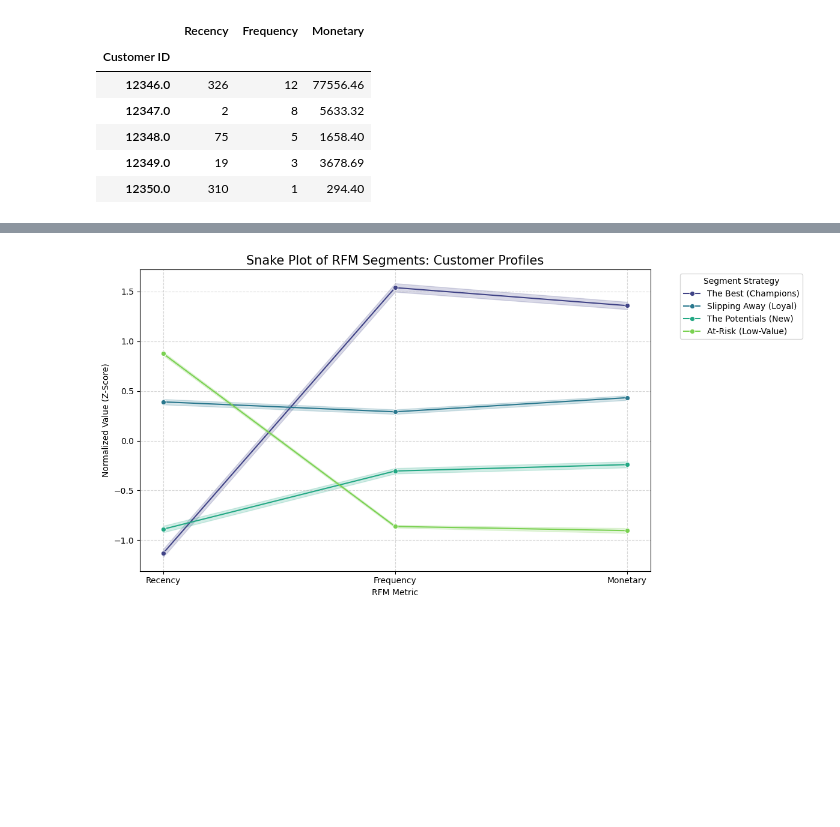
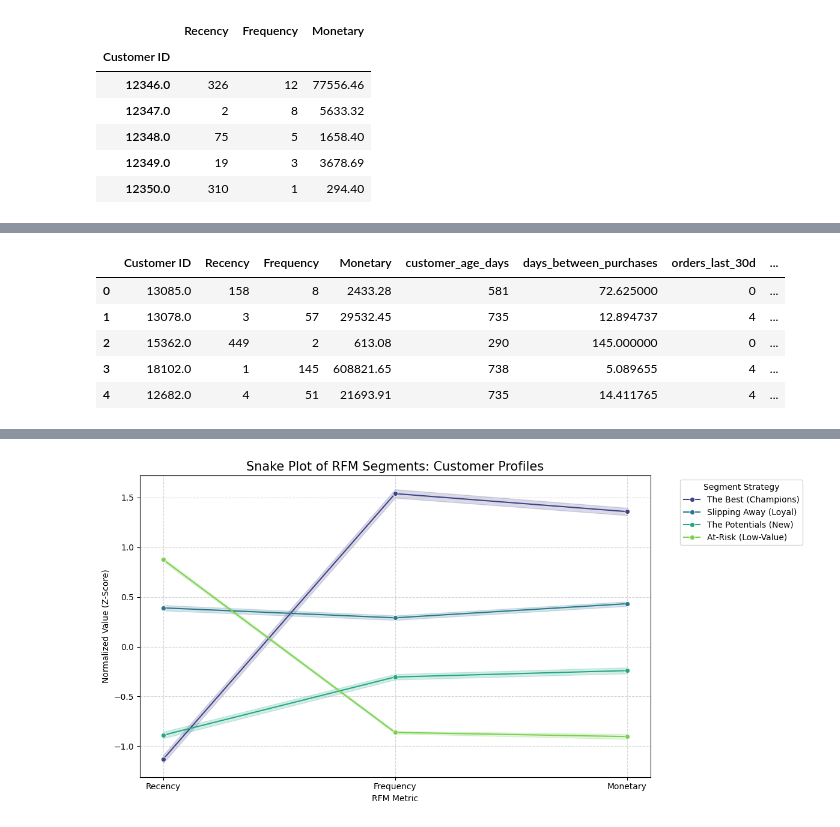
Before and after one commit to rishabhsingh7822/customer-retention-pro, a Jupyter notebook: notebooks/01_churn_analysis.ipynb, the cells around one changed output, grey strips where cells are left out. Drawn from its saved outputs; the diff is of its cells as text; code cells hidden in the pictures; blank space fills up the shorter version.

```diff
--- a/notebooks/01_churn_analysis.ipynb
+++ b/notebooks/01_churn_analysis.ipynb
@@ -87,3 +87,88 @@ Customer Count: 5862
 | 12348.0 | 75 | 5 | 1658.40 |
 | 12349.0 | 19 | 3 | 3678.69 |
 | 12350.0 | 310 | 1 | 294.40 |
+# %%
+# ============================================
+# ADVANCED FEATURE ENGINEERING
+# ============================================
+print("Starting Advanced Feature Engineering...")
+
+# Step 1: Add time-based columns to main df
+print("1/4: Calculating temporal patterns...")
+df['hour'] = df['InvoiceDate'].dt.hour
+df['day_of_week'] = df['InvoiceDate'].dt.dayofweek
+df['is_weekend'] = (df['day_of_week'] >= 5).astype(int)
+
+# Step 2: Calculate features PER CUSTOMER
+print("2/4: Engineering behavioral features...")
+
+# Get snapshot date
+snapshot_date = df['InvoiceDate'].max() + pd.DateOffset(days=1)
+
+# Create feature dictionary for each customer
+customer_features_list = []
+
+for customer_id in df['Customer ID'].unique():
+    customer_data = df[df['Customer ID'] == customer_id].copy()
+
+    # Sort by date
+    customer_data = customer_data.sort_values('InvoiceDate')
+
+    # Calculate all features
+    features = {
+        'Customer ID': customer_id,
+
+        # RFM
+        'Recency': (snapshot_date - customer_data['InvoiceDate'].max()).days,
+        'Frequency': customer_data['Invoice'].nunique(),
+        'Monetary': customer_data['TotalSales'].sum(),
+
+        # Time-based
+        'customer_age_days': (customer_data['InvoiceDate'].max() - customer_data['InvoiceDate'].min()).days,
+        'days_between_purchases': (customer_data['InvoiceDate'].max() - customer_data['InvoiceDate'].min()).days / customer_data['Invoice'].nunique() if customer_data['Invoice'].nunique() > 1 else 0,
+
+        # Recent activity
+        'orders_last_30d': customer_data[customer_data['InvoiceDate'] > (snapshot_date - pd.Timedelta(days=30))]['Invoice'].nunique(),
+        'orders_last_90d': customer_data[customer_data['InvoiceDate'] > (snapshot_date - pd.Timedelta(days=90))]['Invoice'].nunique(),
+
+        # Order values
+        'avg_order_value': customer_data.groupby('Invoice')['TotalSales'].sum().mean(),
+        'max_order_value': customer_data.groupby('Invoice')['TotalSales'].sum().max(),
+        'min_order_value': customer_data.groupby('Invoice')['TotalSales'].sum().min(),
+        'std_order_value': customer_data.groupby('Invoice')['TotalSales'].sum().std(),
+
+        # Product diversity
+        'product_diversity': customer_data['StockCode'].nunique(),
+        'repeat_purchase_rate': 1 - (customer_data['StockCode'].nunique() / len(customer_data)),
+
+        # Basket metrics
+        'avg_basket_size': customer_data.groupby('Invoice')['Quantity'].sum().mean(),
+        'total_items_bought': customer_data['Quantity'].sum(),
+
+        # Shopping patterns
+        'is_weekend': customer_data['is_weekend'].mean(),
+        'hour': customer_data['hour'].mode()[0] if len(customer_data['hour'].mode()) > 0 else 12,
+
+        # Spending trend
+        'spending_increasing': 1 if len(customer_data) >= 4 and customer_data.iloc[len(customer_data)//2:]['TotalSales'].mean() > customer_data.iloc[:len(customer_data)//2]['TotalSales'].mean() else 0
+    }
+
+    customer_features_list.append(features)
+
+# Convert to DataFrame
+print("3/4: Creating DataFrame...")
+rfm_enhanced = pd.DataFrame(customer_features_list)
+
+# Fill NaN values
+print("4/4: Cleaning features...")
+rfm_enhanced = rfm_enhanced.fillna(0)
+
+# Verify
+print(f"\nFeature Engineering Complete!")
+print(f"Total Features: {len(rfm_enhanced.columns) - 1}")  # -1 for Customer ID
+print(f"Customer Count: {len(rfm_enhanced)}")
+print(f"\nColumn Names:")
+print(rfm_enhanced.columns.tolist())
+print("\nPreview:")
+display(rfm_enhanced.head())
+# %% [output]
@@ -90 +189,7 @@ Customer Count: 5862
+|  | Customer ID | Recency | Frequency | Monetary | customer_age_days | days_between_purchases | orders_last_30d | ... |
+| 0 | 13085.0 | 158 | 8 | 2433.28 | 581 | 72.625000 | 0 | ... |
+| 1 | 13078.0 | 3 | 57 | 29532.45 | 735 | 12.894737 | 4 | ... |
+| 2 | 15362.0 | 449 | 2 | 613.08 | 290 | 145.000000 | 0 | ... |
+| 3 | 18102.0 | 1 | 145 | 608821.65 | 738 | 5.089655 | 4 | ... |
+| 4 | 12682.0 | 4 | 51 | 21693.91 | 735 | 14.411765 | 4 | ... |
 # %%
```
Also changed, not shown: parts of 8 cells of this notebook, 4 other files.
